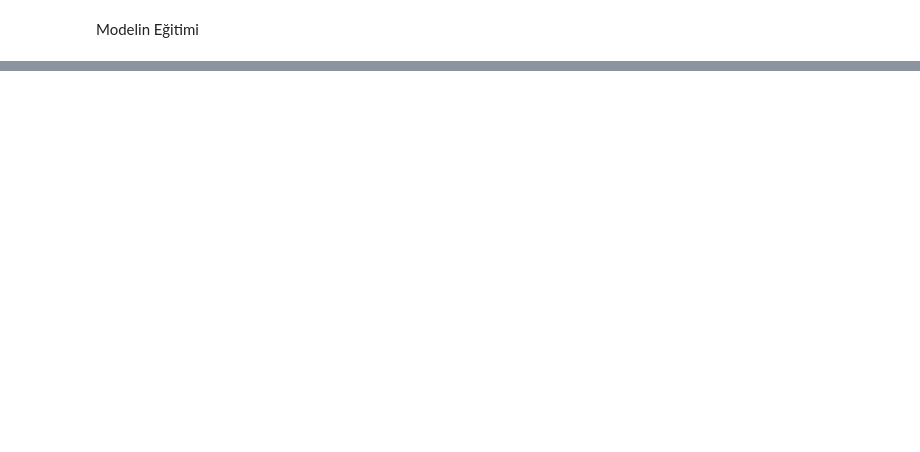
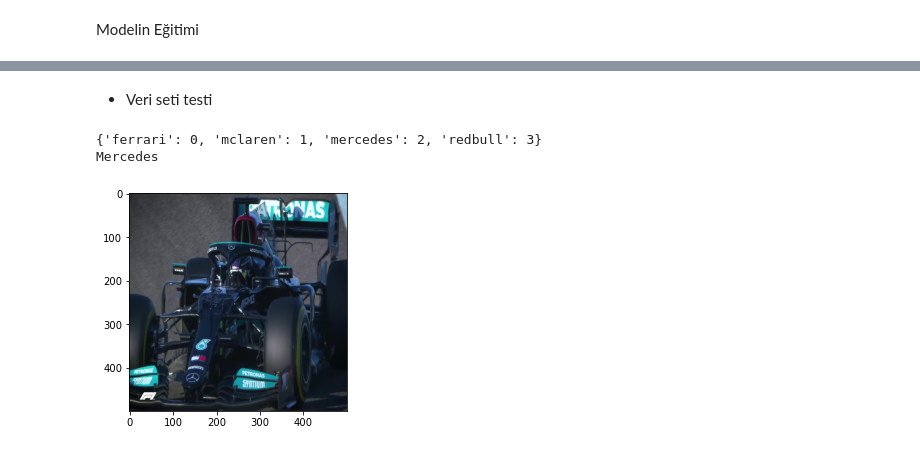
Before and after one commit to omeryildizce/Yapay_Zeka_ve_Bilgisayarli_Goru, a Jupyter notebook: Bolum_02_Tensorflow/c02_Tensorflow.ipynb, the cells around one changed output, grey strips where cells are left out. Cells and saved outputs as stored; diff of their text form; code cells hidden in the pictures; blank space fills up the shorter version.

Commit message:
Update c02_Tensorflow.ipynb
Model test edildi.

```diff
--- a/Bolum_02_Tensorflow/c02_Tensorflow.ipynb
+++ b/Bolum_02_Tensorflow/c02_Tensorflow.ipynb
@@ -145,0 +154,24 @@ result.history
+# %% [markdown]
+- Veri seti testi
+# %%
+print(test_datagen.class_indices)
+for _ in range(1):
+    img, label = test_datagen.next()
+    foto = model.predict(img)
+    np.argmax(foto[0])
+    plt.imshow(img[0])
+
+    if np.argmax(foto[0]) == 0:
+        print("Ferrari")
+    elif np.argmax(foto[0]) == 1:
+        print("McLaren")
+    elif np.argmax(foto[0]) == 2:
+        print("Mercedes")
+    elif np.argmax(foto[0]) == 3:
+        print("Redbull")
+    else:
+        print("Tahmin Edilemedi")
+# %% [output]
+{'ferrari': 0, 'mclaren': 1, 'mercedes': 2, 'redbull': 3}
+Mercedes
+[figure, added]
```
Also changed, not shown: parts of 15 cells of this notebook.
